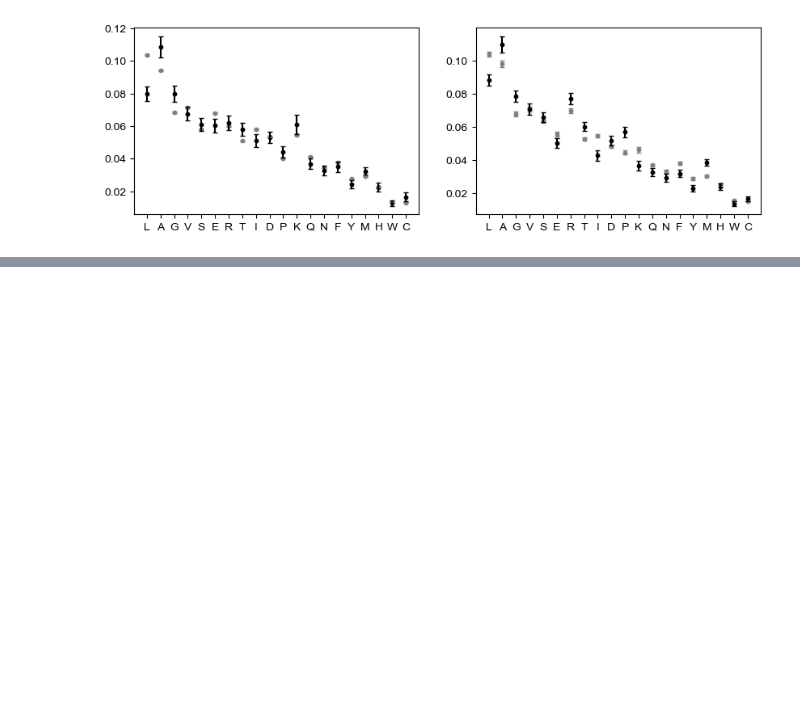
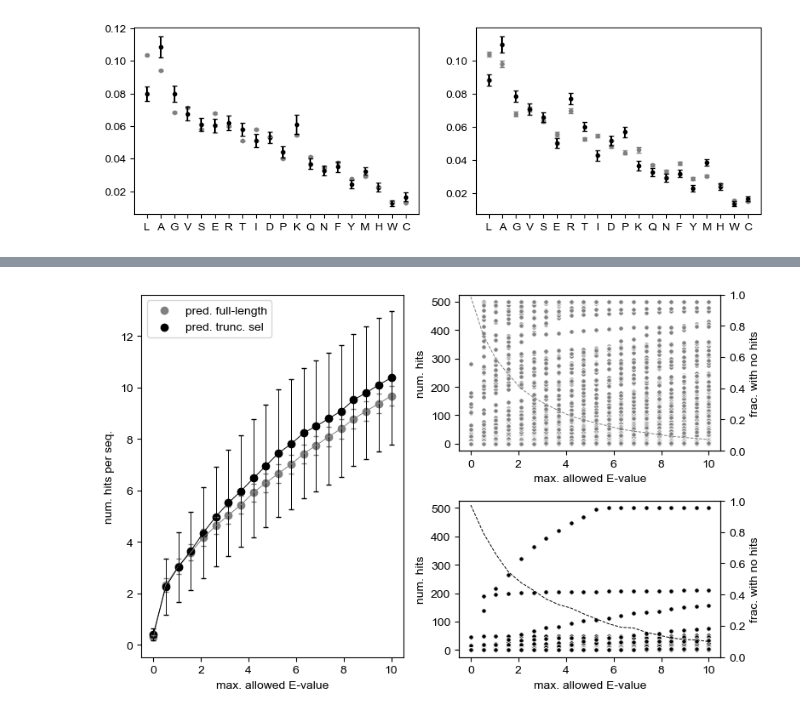
Before and after one commit to pipparichter/selenobot, a Jupyter notebook: notebooks/model-orgs-2c.ipynb, the cells around one changed output, grey strips where cells are left out. Saved outputs shown, nothing was run; the diff lists cells and outputs as text; code cells hidden in the pictures; blank space fills up the shorter version.

```diff
--- a/notebooks/model-orgs-2c.ipynb
+++ b/notebooks/model-orgs-2c.ipynb
@@ -86,7 +111,7 @@ def load_organisms_df(labels:list=None, remove_partial:bool=True, max_seq_length
 
     df = df.merge(pred_df, left_index=True, right_index=True, how='left')
 
-    return df.astype({col:dtype for col, dtype in GTDB_DTYPES.items() if col in df.columns})
+    return apply_gtdb_dtypes(df)
 # %%
 org_df = load_organisms_df()
 # %%
@@ -407,0 +312,62 @@ plt.show()
+# %%
+org_df = load_organisms_df(max_seq_length=200)
+blast_df = BLASTFile('blast_output.tsv').to_df()
+
+blast_n_hits = blast_df[blast_df.e_value < 1e-4].groupby('query_id').apply(len, include_groups=False)
+outliers = blast_n_hits.sort_values(ascending=False)[blast_n_hits > 499].index
+
+# org_df[org_df.index.isin(outliers)][pred_col]
+# %%
+fig = plt.figure(layout='tight', figsize=(8, 5))
+grid = GridSpec(nrows=2, ncols=2, figure=fig)
+
+ax_1a = fig.add_subplot(grid[:, 0])
+ax_1b = [fig.add_subplot(grid[0, 1]), fig.add_subplot(grid[1, 1])]
+
+# Remove the outliers...
+org_df = org_df[~org_df.index.isin(outliers)]
+
+for pred, df in org_df.groupby(pred_col):
+    x, y, y_err = list(), list(), list()
+    for e in np.linspace(1e-4, blast_df.e_value.max(), 20):
+        blast_n_hits = blast_df[blast_df.e_value < e].groupby('query_id').apply(len, include_groups=False)
+        blast_n_hits.name = 'blast_n_hits'
+        e_df = df.merge(blast_n_hits, left_index=True, right_index=True, how='left')
+        e_df.blast_n_hits = e_df.blast_n_hits.fillna(0)
+
+        y.append(e_df.blast_n_hits.mean())
+        y_err.append(e_df.blast_n_hits.std() / np.sqrt(len(e_df)))
+        x.append(e)
+
+    ax_1a.scatter(x, y, c=color_map[pred])
+    ax_1a.errorbar(x, y, yerr=y_err, c=color_map[pred], capsize=2, lw=0.7)
+
+ax_1a.legend(['pred. full-length', 'pred. trunc. sel'])
+ax_1a.set_xlabel('max. allowed E-value')
+ax_1a.set_ylabel('num. hits per seq.')
+
+for ax, (pred, df) in zip(ax_1b, org_df.groupby(pred_col)):
+    x1, y1, x2, y2 = list(), list(), list(), list()
+    for e in np.linspace(1e-4, blast_df.e_value.max(), 20):
+        blast_n_hits = blast_df[blast_df.e_value < e].groupby('query_id').apply(len, include_groups=False)
+        blast_n_hits.name = 'blast_n_hits'
+        e_df = df.merge(blast_n_hits, left_index=True, right_index=True, how='left')
+        e_df.blast_n_hits = e_df.blast_n_hits.fillna(0)
+
+        x1 += [e] * len(e_df)
+        y1 += e_df.blast_n_hits.values.tolist()
+        x2 += [e]
+        y2 += [(e_df.blast_n_hits == 0).sum() / len(e_df)]
+
+    ax.scatter(x1, y1, s=15, edgecolors='white', lw=0.6, c=color_map[pred])
+    ax.set_ylabel('num. hits')
+    ax.set_xlabel('max. allowed E-value')
+
+    right_ax = ax.twinx()
+    right_ax.plot(x2, y2, color=color_map[pred], lw=0.7, ls='--')
+    right_ax.set_ylabel('frac. with no hits')
+    right_ax.set_ylim(0, 1)
+
+plt.show()
+# %% [output]
+[figure, added]
```
Also changed, not shown: parts of 8 cells of this notebook, 12 other files.
